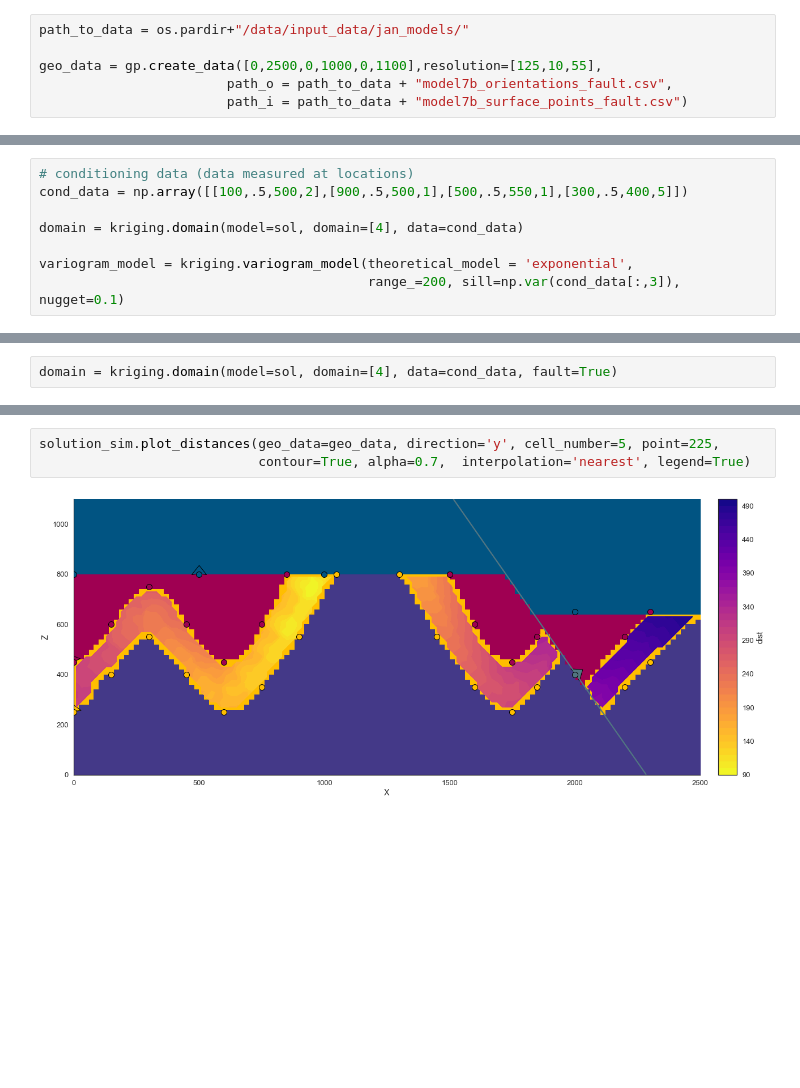
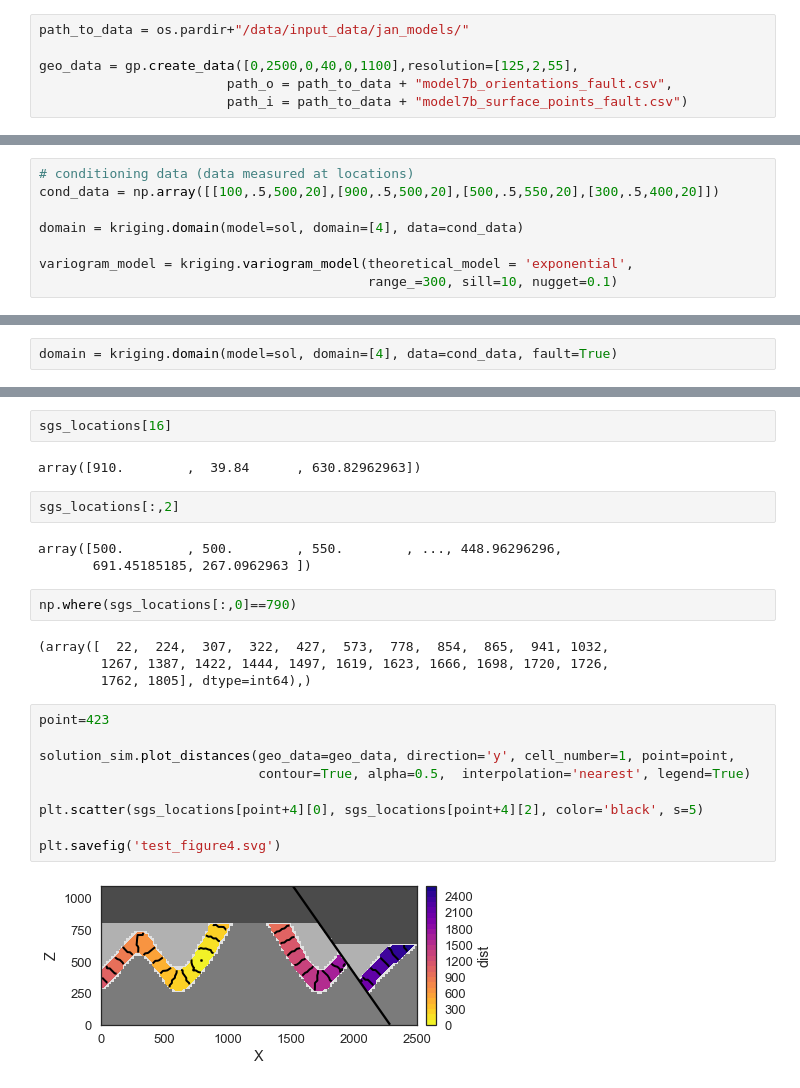
Before and after one commit to rubensdmp/gempy, a Jupyter notebook: notebooks/experimental/kriging_examples/Model for figure.ipynb, the cells around one changed output, grey strips where cells are left out. Saved outputs shown, nothing was run; the diff lists cells and outputs as text; blank space fills up the shorter version.

Commit message:
- added fault to new model for figure - fault stuff for non-euclian distance (still small error)

```diff
--- a/notebooks/experimental/kriging_examples/Model for figure.ipynb
+++ b/notebooks/experimental/kriging_examples/Model for figure.ipynb
@@ -21,7 +21,7 @@ from gempy.assets import kriging
 # %%
 path_to_data = os.pardir+"/data/input_data/jan_models/"
 
-geo_data = gp.create_data([0,2500,0,1000,0,1100],resolution=[125,10,55],
+geo_data = gp.create_data([0,2500,0,40,0,1100],resolution=[125,2,55],
                         path_o = path_to_data + "model7b_orientations_fault.csv",
                         path_i = path_to_data + "model7b_surface_points_fault.csv")
 # %% [output]
@@ -85,12 +98,12 @@ gp.plot.plot_section(geo_data, cell_number=2,
 # Kriging test
 # %%
 # conditioning data (data measured at locations)
-cond_data = np.array([[100,.5,500,2],[900,.5,500,1],[500,.5,550,1],[300,.5,400,5]])
+cond_data = np.array([[100,.5,500,20],[900,.5,500,20],[500,.5,550,20],[300,.5,400,20]])
 
 domain = kriging.domain(model=sol, domain=[4], data=cond_data)
 
 variogram_model = kriging.variogram_model(theoretical_model = 'exponential',
-                                          range_=200, sill=np.var(cond_data[:,3]), nugget=0.1)
+                                          range_=300, sill=10, nugget=0.1)
 # %%
 solution = kriging.create_kriged_field(domain, variogram_model)
 # %%
@@ -137,5 +156,26 @@ solution_sim.plot_results(geo_data=geo_data, prop='val', contour=False, directio
+# %%
+sgs_locations[16]
+# %% [output]
+array([910.        ,  39.84      , 630.82962963])
+# %%
+sgs_locations[:,2]
+# %% [output]
+array([500.        , 500.        , 550.        , ..., 448.96296296,
+       691.45185185, 267.0962963 ])
+# %%
+np.where(sgs_locations[:,0]==790)
+# %% [output]
+(array([  22,  224,  307,  322,  427,  573,  778,  854,  865,  941, 1032,
+        1267, 1387, 1422, 1444, 1497, 1619, 1623, 1666, 1698, 1720, 1726,
+        1762, 1805], dtype=int64),)
 # %%
-solution_sim.plot_distances(geo_data=geo_data, direction='y', cell_number=5, point=225,
-                            contour=True, alpha=0.7,  interpolation='nearest', legend=True)
+point=423
+
+solution_sim.plot_distances(geo_data=geo_data, direction='y', cell_number=1, point=point,
+                            contour=True, alpha=0.5,  interpolation='nearest', legend=True)
+
+plt.scatter(sgs_locations[point+4][0], sgs_locations[point+4][2], color='black', s=5)
+
+plt.savefig('test_figure4.svg')
 # %% [output]
-[figure, old version]
+[figure, new version]
```
Also changed, not shown: parts of 8 cells of this notebook, 1 other file.
